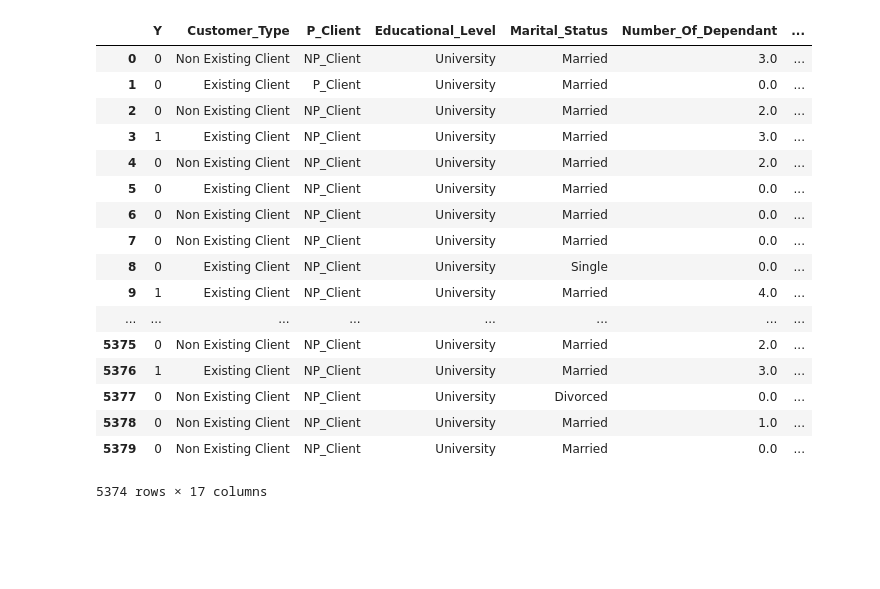
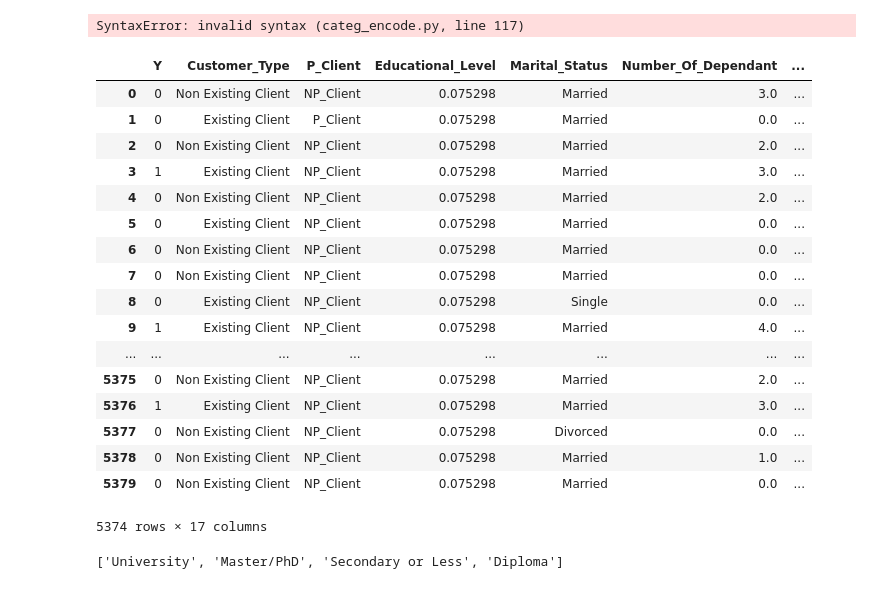
Before and after one commit to fkanvaly/CreditDefaultPrediction, a Jupyter notebook: Untitled.ipynb, the cells around one changed output. Cells and saved outputs as stored; diff of their text form; code cells hidden in the pictures; blank space fills up the shorter version.

```diff
--- a/Untitled.ipynb
+++ b/Untitled.ipynb
@@ -5,21 +14,0 @@ data=prepocess_data("data/raw/CreditTraining.csv")
-# %%
-data
-# %% [output]
-|  | Y | Customer_Type | P_Client | Educational_Level | Marital_Status | Number_Of_Dependant | ... |
-| 0 | 0 | Non Existing Client | NP_Client | University | Married | 3.0 | ... |
-| 1 | 0 | Existing Client | P_Client | University | Married | 0.0 | ... |
-| 2 | 0 | Non Existing Client | NP_Client | University | Married | 2.0 | ... |
-| 3 | 1 | Existing Client | NP_Client | University | Married | 3.0 | ... |
-| 4 | 0 | Non Existing Client | NP_Client | University | Married | 2.0 | ... |
-| 5 | 0 | Existing Client | NP_Client | University | Married | 0.0 | ... |
-| 6 | 0 | Non Existing Client | NP_Client | University | Married | 0.0 | ... |
-| 7 | 0 | Non Existing Client | NP_Client | University | Married | 0.0 | ... |
-| 8 | 0 | Existing Client | NP_Client | University | Single | 0.0 | ... |
-| 9 | 1 | Existing Client | NP_Client | University | Married | 4.0 | ... |
-| ... | ... | ... | ... | ... | ... | ... | ... |
-| 5375 | 0 | Non Existing Client | NP_Client | University | Married | 2.0 | ... |
-| 5376 | 1 | Existing Client | NP_Client | University | Married | 3.0 | ... |
-| 5377 | 0 | Non Existing Client | NP_Client | University | Divorced | 0.0 | ... |
-| 5378 | 0 | Non Existing Client | NP_Client | University | Married | 1.0 | ... |
-| 5379 | 0 | Non Existing Client | NP_Client | University | Married | 0.0 | ... |
-5374 rows × 17 columns
@@ -25,0 +21,30 @@ data
+# %%
+from FeaturesEngineering.categ_encode import *
+enc=Encode(X,y)
+# %% [output]
+SyntaxError: invalid syntax (categ_encode.py, line 117)
+# %%
+var
+# %% [output]
+|  | Y | Customer_Type | P_Client | Educational_Level | Marital_Status | Number_Of_Dependant | ... |
+| 0 | 0 | Non Existing Client | NP_Client | 0.075298 | Married | 3.0 | ... |
+| 1 | 0 | Existing Client | P_Client | 0.075298 | Married | 0.0 | ... |
+| 2 | 0 | Non Existing Client | NP_Client | 0.075298 | Married | 2.0 | ... |
+| 3 | 1 | Existing Client | NP_Client | 0.075298 | Married | 3.0 | ... |
+| 4 | 0 | Non Existing Client | NP_Client | 0.075298 | Married | 2.0 | ... |
+| 5 | 0 | Existing Client | NP_Client | 0.075298 | Married | 0.0 | ... |
+| 6 | 0 | Non Existing Client | NP_Client | 0.075298 | Married | 0.0 | ... |
+| 7 | 0 | Non Existing Client | NP_Client | 0.075298 | Married | 0.0 | ... |
+| 8 | 0 | Existing Client | NP_Client | 0.075298 | Single | 0.0 | ... |
+| 9 | 1 | Existing Client | NP_Client | 0.075298 | Married | 4.0 | ... |
+| ... | ... | ... | ... | ... | ... | ... | ... |
+| 5375 | 0 | Non Existing Client | NP_Client | 0.075298 | Married | 2.0 | ... |
+| 5376 | 1 | Existing Client | NP_Client | 0.075298 | Married | 3.0 | ... |
+| 5377 | 0 | Non Existing Client | NP_Client | 0.075298 | Divorced | 0.0 | ... |
+| 5378 | 0 | Non Existing Client | NP_Client | 0.075298 | Married | 1.0 | ... |
+| 5379 | 0 | Non Existing Client | NP_Client | 0.075298 | Married | 0.0 | ... |
+5374 rows × 17 columns
+# %%
+X["Educational_Level"].unique().tolist()
+# %% [output]
+['University', 'Master/PhD', 'Secondary or Less', 'Diploma']
```
Also changed, not shown: parts of 12 cells of this notebook, 2 other files.
